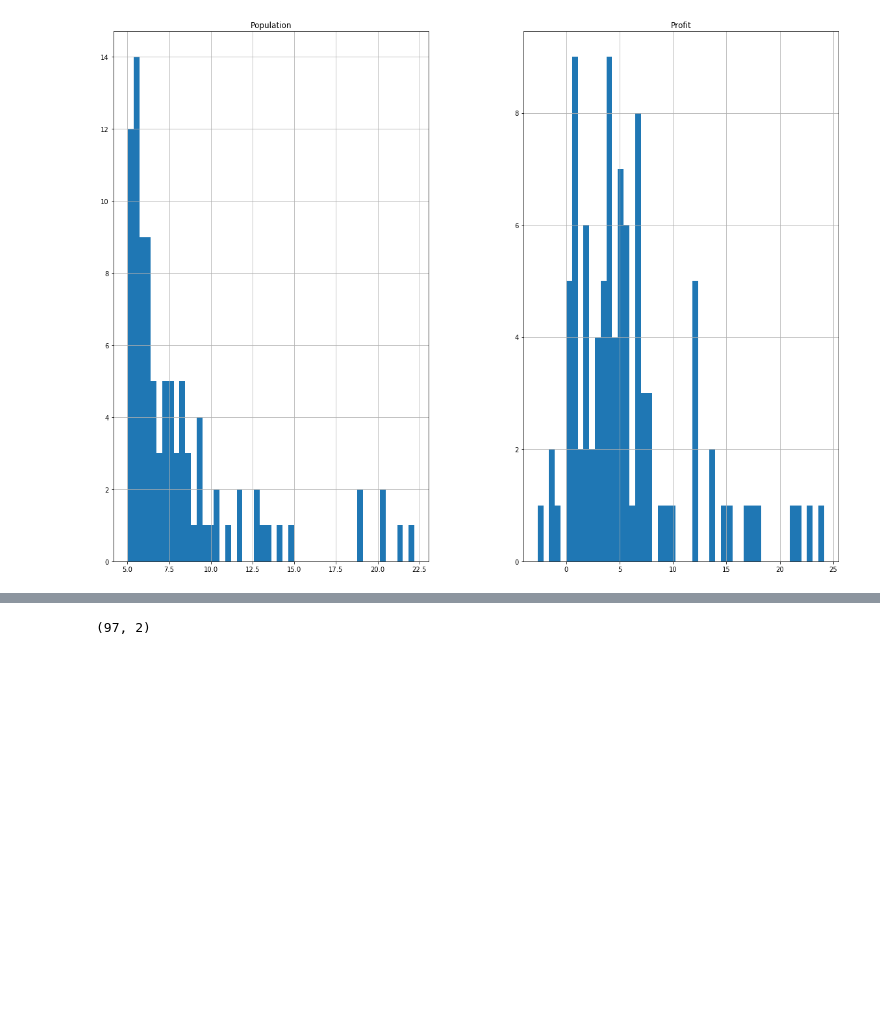
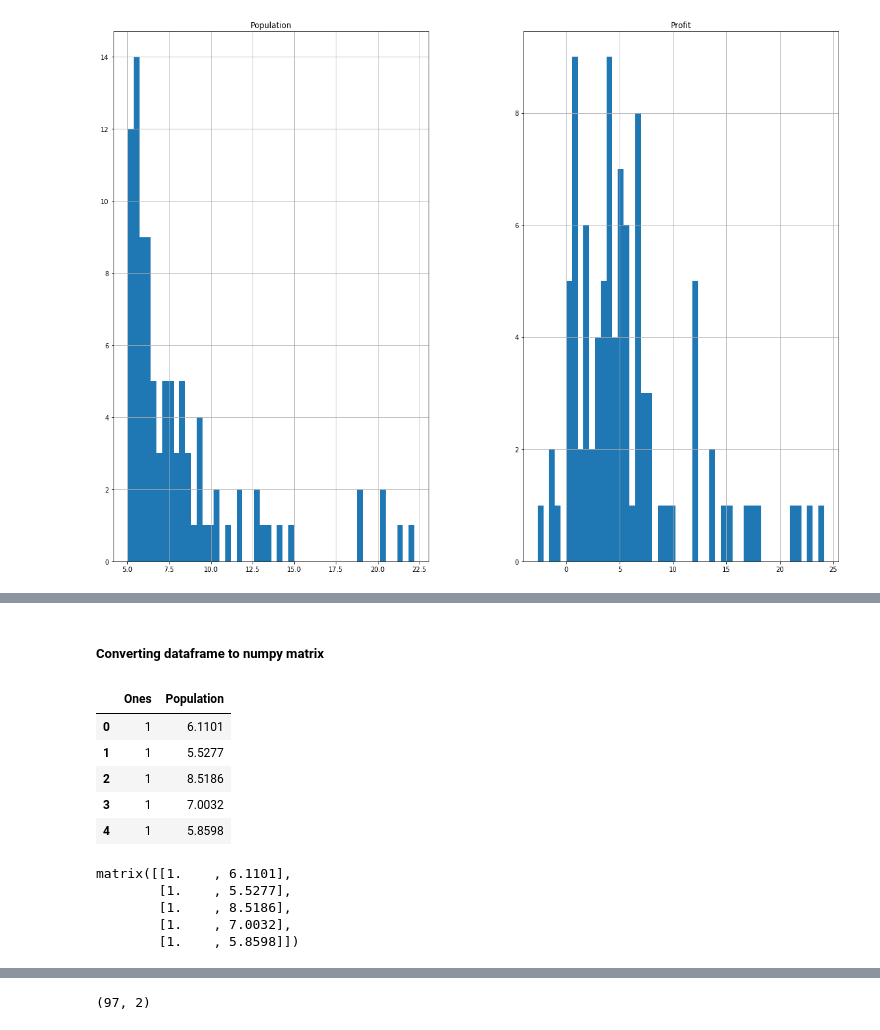
Before and after one commit to mrjaspsing/machine-learning-1, a Jupyter notebook: linear regression/python/notebooks/Univariate Linear Regression.ipynb, the cells around one changed output, grey strips where cells are left out. Drawn from its saved outputs; the diff is of its cells as text; code cells hidden in the pictures; blank space fills up the shorter version.

```diff
--- a/linear regression/python/notebooks/Univariate Linear Regression.ipynb
+++ b/linear regression/python/notebooks/Univariate Linear Regression.ipynb
@@ -70,0 +123,11 @@ y = data.iloc[:,cols-1:cols]
+# %% [markdown]
+##### Converting dataframe to numpy matrix
+# %%
+X[:5] # top 5 rows of dataframe
+# %% [output]
+|  | Ones | Population |
+| 0 | 1 | 6.1101 |
+| 1 | 1 | 5.5277 |
+| 2 | 1 | 8.5186 |
+| 3 | 1 | 7.0032 |
+| 4 | 1 | 5.8598 |
@@ -70,0 +136,8 @@ y = data.iloc[:,cols-1:cols]
+# %%
+X[:5] # get top 5 rows of matrix
+# %% [output]
+matrix([[1.    , 6.1101],
+        [1.    , 5.5277],
+        [1.    , 8.5186],
+        [1.    , 7.0032],
+        [1.    , 5.8598]])
```
Also changed, not shown: parts of 23 cells of this notebook.
